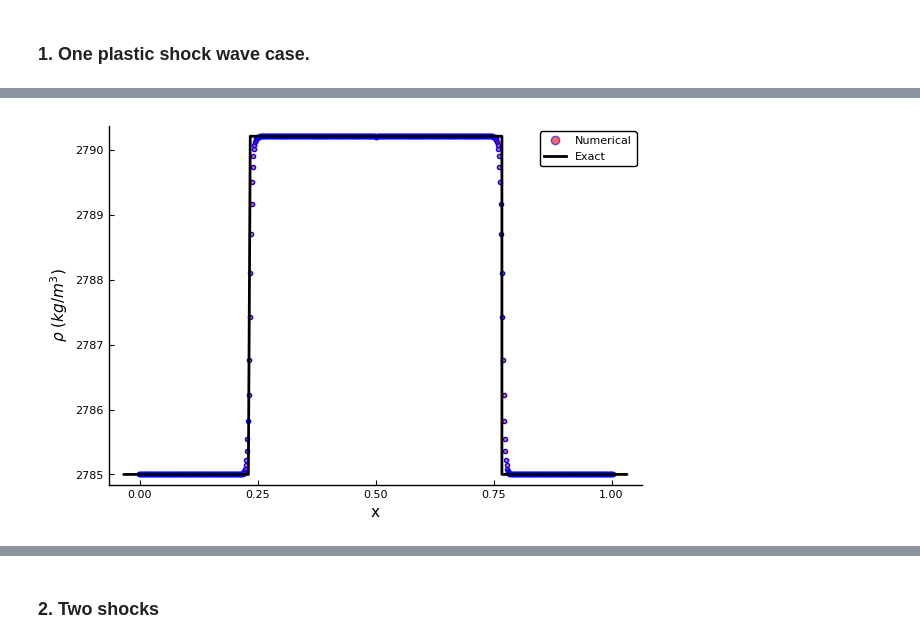
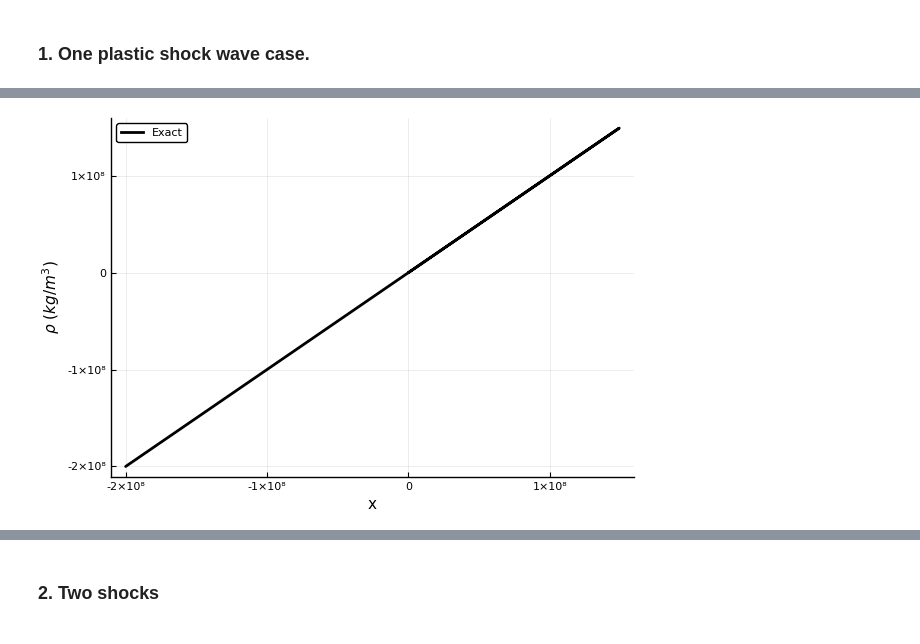
Before and after one commit to bfly123/Exact-Elastic-plastic-Riemann-Solver-, a Jupyter notebook: ExactRiemannSolverAndTests.ipynb, the cells around one changed output, grey strips where cells are left out. Cells and saved outputs as stored; diff of their text form; code cells hidden in the pictures.

```diff
--- a/ExactRiemannSolverAndTests.ipynb
+++ b/ExactRiemannSolverAndTests.ipynb
@@ -748,7 +736,8 @@ function Exact_Riemann(UL::Array{Float64,1}, UR::Array{Float64,1}, conL::Const,
     ρR, uR, pR, sxxR = UR[1:4]
     ρLStar = ρL
     ρRStar = ρR
-
+    varL = var₀L
+    varR = var₀R
     caseL = Shock(1)
     caseR = Shock(3)
 
@@ -770,14 +759,14 @@ function Exact_Riemann(UL::Array{Float64,1}, UR::Array{Float64,1}, conL::Const,
       if c <= TOL
             break
         end
-       @show F
+    #   @show F
         U = U - J\F
         ρRStar = U[1]
         ρLStar = U[2]
 
         caseL = CaseSelect(sxxL,ρL,ρLStar,conL,1)
         caseR = CaseSelect(sxxR,ρR,ρRStar,conR,2)
-    @show caseL,caseR
+  #  @show caseL,caseR
    end
 
     sxxLStar = Sxx(ρLStar, varL, conL)
@@ -794,6 +783,17 @@ function Exact_Riemann(UL::Array{Float64,1}, UR::Array{Float64,1}, conL::Const,
     URStar = [ρRStar, s_Star, pRStar,sxxRStar]
 
     return  ŨL, ULStar,URStar, ŨR, caseL,caseR
+   #   return   ULStar,URStar
 end
 # %% [output]
 Exact_Riemann (generic function with 1 method)
+# %%
+UL=  [2785,10.0,1.0,-2.0e8]
+UR = [2785,0.0,1.0,-2.0e8]
+
+conL = Const(3e8,2785,2.0,2.76e10,5328.0,1.338)
+conR = Const(3e8,2785,2.0,2.76e10,5328.0,1.338)
+
+ Exact_Riemann(UL,UR,conL,conR)
+#@btime Exact_Riemann(UL,UR,conL,conR)
+ Exact_Riemann(UL,UR,conL,conR)# 0.000141 seconds (572 allocations: 19.797 KiB)
@@ -1560,11 +1643,11 @@ savefig(p1, "case10sxx.pdf")
 # %% [markdown]
 ### 1. One plastic shock wave case.
 # %%
-UL=  [2785,20.0,1.0,-2.0e8]
-UR = [2785,0.0,1.0,-2.0e8]
+UL=  [2785,20.0,1.0,2.0e8]
+UR = [2785,0.0,1.0,2.0e8]
 
 conL = Const(3e8,2785,2.0,2.76e10,5328.0,1.338)
 conR = Const(3e8,2785,2.0,2.76e10,5328.0,1.338)
 
-x, U = Solve(0.5e-4,UL,UR,conL,conR)
+ x, U = Exact_Riemann(UL,UR,conL,conR)
 # %% [output]
@@ -1581,9 +1664,9 @@ uo1,x1 = TimeSolve(uo,x1,inter)
 # %%
- p1 = plot(x1,uo1[:,1],grid=nothing,marker =(3,0.6,Plots.stroke(:blue)),color = "red",width=1,line=nothing,label = "Numerical",xlims!=[0.0:1.0])
- plot!(x .+0.5 ,U[:,1],xlabel= "x",ylab=L"\rho \  (kg/m^3)", width=2,label="Exact",color="black")
-savefig(p1, "case1rho.pdf")
+# p1 = plot(x1,uo1[:,1],grid=nothing,marker =(3,0.6,Plots.stroke(:blue)),color = "red",width=1,line=nothing,label = "Numerical",xlims!=[0.0:1.0])
+ plot(x  ,U[:,1],xlabel= "x",ylab=L"\rho \  (kg/m^3)", width=2,label="Exact",color="black")
+#savefig(p1, "case1rho.pdf")
 # %% [output]
-[figure, old version]
+[figure, new version]
 # %%
  p1 = plot(x1,uo1[:,2],grid=nothing,marker =(3,0.6,Plots.stroke(:blue)),color = "red",width=1,line=nothing,label = "Numerical",xlims!=[0.0:1.0])
  plot!(x .+0.5 ,U[:,2],xlabel= "x",ylab=L"u \  (m/s)", width=2,label="Exact",color="black")
```
Also changed, not shown: parts of 58 cells of this notebook.
